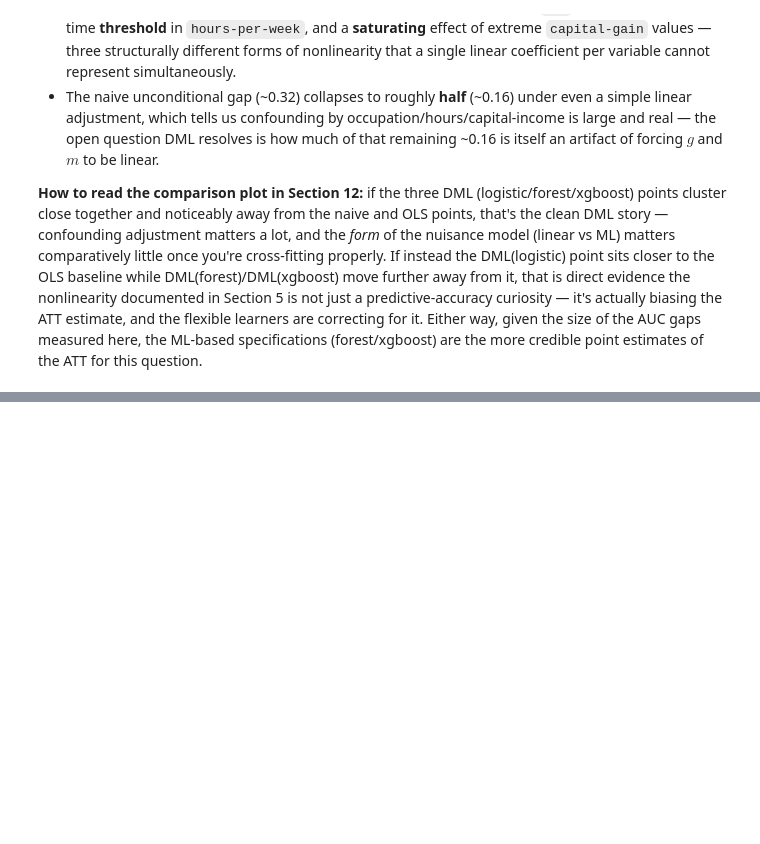
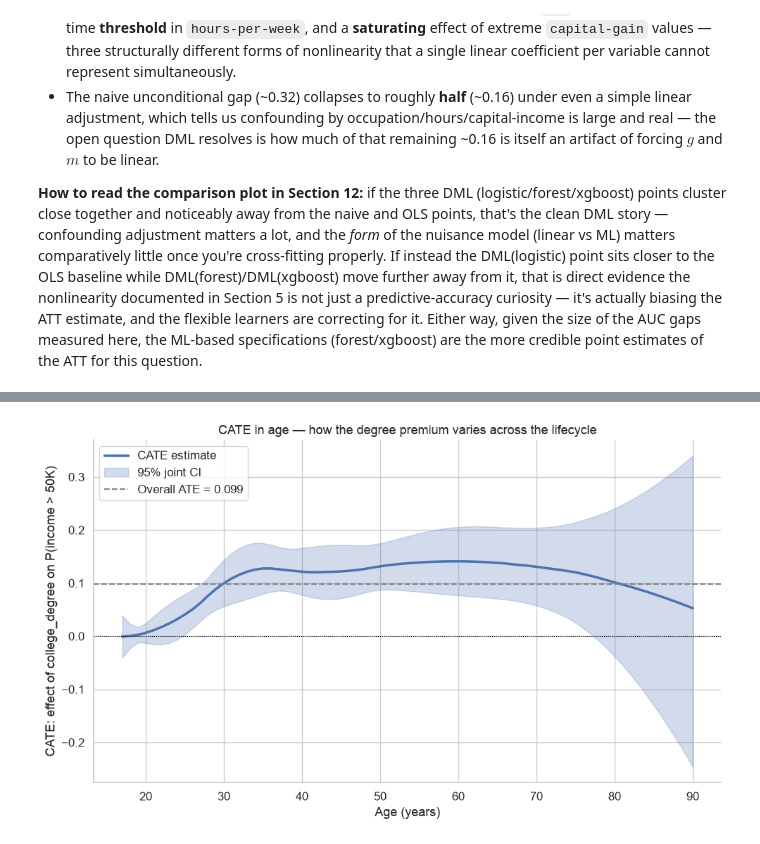
Before and after one commit to FelixZukunft/DML, a Jupyter notebook: dml-scholarship/notebooks/adult_college_dml.ipynb, the cells around one changed output, grey strips where cells are left out. Saved outputs shown, nothing was run; the diff lists cells and outputs as text; code cells hidden in the pictures; blank space fills up the shorter version.

Commit message:
heterogenous treatment effects

```diff
--- a/dml-scholarship/notebooks/adult_college_dml.ipynb
+++ b/dml-scholarship/notebooks/adult_college_dml.ipynb
@@ -1064,0 +1139,40 @@ The `capital-gain`/`capital-loss` benchmark is a useful second check because it'
+# %%
+# --- CATE: continuous in age ---
+import patsy
+
+# Use z-scored age (as in the DML feature matrix) for the spline basis
+age_z = model_df['age'].values
+design_matrix = patsy.dmatrix("bs(age_z, df=5, degree=2)",
+                              {"age_z": age_z}, return_type='dataframe')
+spline_basis = pd.DataFrame(design_matrix.values,
+                            columns=[f'bs_{i}' for i in range(design_matrix.shape[1])])
+
+cate_age = dml_irm_xgb_ate.cate(basis=spline_basis)
+ci_cate = cate_age.confint(basis=spline_basis, level=0.95,
+                           joint=True, n_rep_boot=1000)
+
+# Plot CATE vs raw age (sort by raw age for a smooth curve)
+raw_age = df['age'].values
+sort_idx = np.argsort(raw_age)
+
+overall_ate = xgb_summary_ate['coef'].iloc[0]
+
+fig, ax = plt.subplots(figsize=(10, 6))
+ax.plot(raw_age[sort_idx], ci_cate['effect'].values[sort_idx],
+        color=colors[0], lw=2.5, label='CATE estimate')
+ax.fill_between(raw_age[sort_idx],
+                ci_cate['2.5 %'].values[sort_idx],
+                ci_cate['97.5 %'].values[sort_idx],
+                alpha=0.25, color=colors[0], label='95% joint CI')
+ax.axhline(overall_ate, color='grey', lw=1.5,
+           linestyle='--', label=f'Overall ATE = {overall_ate:.3f}')
+ax.axhline(0, color='black', lw=0.8, linestyle=':')
+ax.set_xlabel('Age (years)')
+ax.set_ylabel('CATE: effect of college_degree on P(income > 50K)')
+ax.set_title('CATE in age — how the degree premium varies across the lifecycle')
+ax.legend()
+ax.spines[['top', 'right']].set_visible(False)
+fig.tight_layout()
+plt.show()
+# %% [output]
+[figure, added]
```
Also changed, not shown: parts of 12 cells of this notebook.
